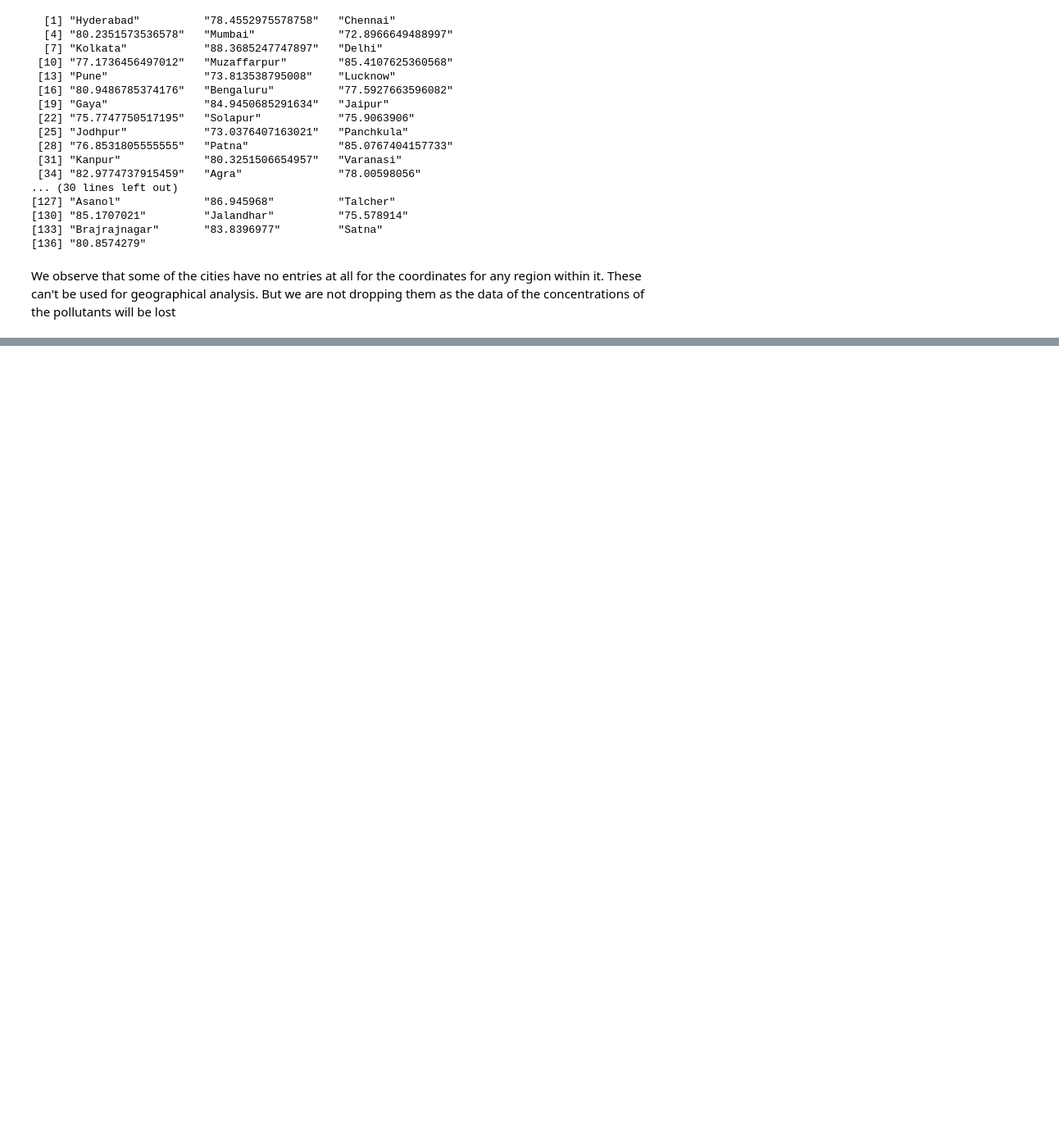
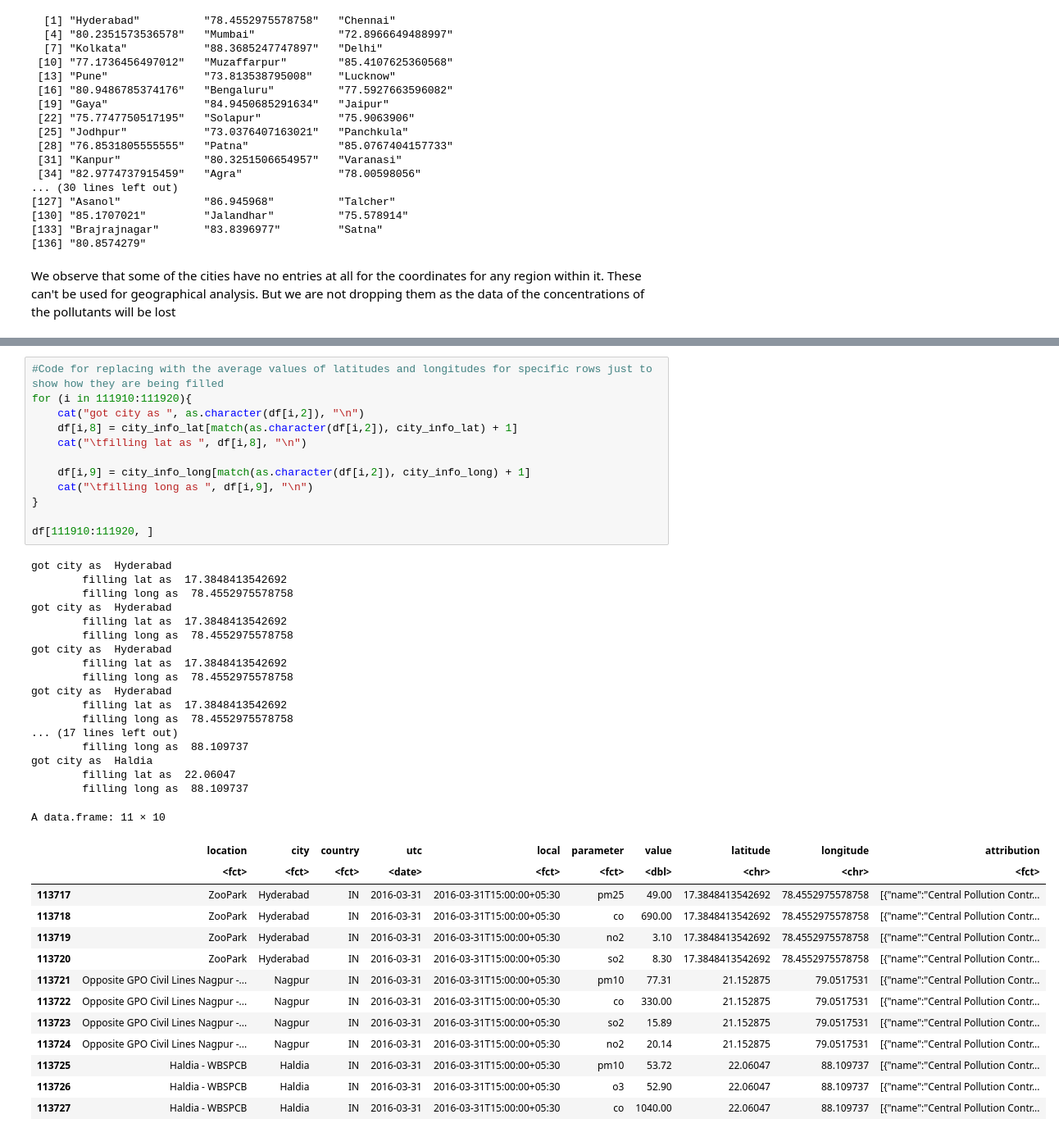
Before and after one commit to BhavyaCharan/WeRAnalysers, a Jupyter notebook: Stocktaking.ipynb, the cells around one changed output, grey strips where cells are left out. Shown at 82% size. Drawn from its saved outputs; the diff is of its cells as text; blank space fills up the shorter version.

```diff
--- a/Stocktaking.ipynb
+++ b/Stocktaking.ipynb
@@ -402 +421,45 @@ for (i in 1:nrow(df)){
 }
+# %%
+#Code for replacing with the average values of latitudes and longitudes for specific rows just to show how they are being filled
+for (i in 111910:111920){
+    cat("got city as ", as.character(df[i,2]), "\n")
+    df[i,8] = city_info_lat[match(as.character(df[i,2]), city_info_lat) + 1]
+    cat("\tfilling lat as ", df[i,8], "\n")
+
+    df[i,9] = city_info_long[match(as.character(df[i,2]), city_info_long) + 1]
+    cat("\tfilling long as ", df[i,9], "\n")
+}
+
+df[111910:111920, ]
+# %% [output]
+got city as  Hyderabad
+        filling lat as  17.3848413542692
+        filling long as  78.4552975578758
+got city as  Hyderabad
+        filling lat as  17.3848413542692
+        filling long as  78.4552975578758
+got city as  Hyderabad
+        filling lat as  17.3848413542692
+        filling long as  78.4552975578758
+got city as  Hyderabad
+        filling lat as  17.3848413542692
+        filling long as  78.4552975578758
+... (17 lines left out)
+        filling long as  88.109737
+got city as  Haldia
+        filling lat as  22.06047
+        filling long as  88.109737
+A data.frame: 11 × 10
+|  | location | city | country | utc | local | parameter | value | latitude | longitude | attribution |
+|  | <fct> | <fct> | <fct> | <date> | <fct> | <fct> | <dbl> | <chr> | <chr> | <fct> |
+| 113717 | ZooPark | Hyderabad | IN | 2016-03-31 | 2016-03-31T15:00:00+05:30 | pm25 | 49.00 | 17.3848413542692 | 78.4552975578758 | [{"name":"Central Pollution Contr... |
+| 113718 | ZooPark | Hyderabad | IN | 2016-03-31 | 2016-03-31T15:00:00+05:30 | co | 690.00 | 17.3848413542692 | 78.4552975578758 | [{"name":"Central Pollution Contr... |
+| 113719 | ZooPark | Hyderabad | IN | 2016-03-31 | 2016-03-31T15:00:00+05:30 | no2 | 3.10 | 17.3848413542692 | 78.4552975578758 | [{"name":"Central Pollution Contr... |
+| 113720 | ZooPark | Hyderabad | IN | 2016-03-31 | 2016-03-31T15:00:00+05:30 | so2 | 8.30 | 17.3848413542692 | 78.4552975578758 | [{"name":"Central Pollution Contr... |
+| 113721 | Opposite GPO Civil Lines Nagpur -... | Nagpur | IN | 2016-03-31 | 2016-03-31T15:00:00+05:30 | pm10 | 77.31 | 21.152875 | 79.0517531 | [{"name":"Central Pollution Contr... |
+| 113722 | Opposite GPO Civil Lines Nagpur -... | Nagpur | IN | 2016-03-31 | 2016-03-31T15:00:00+05:30 | co | 330.00 | 21.152875 | 79.0517531 | [{"name":"Central Pollution Contr... |
+| 113723 | Opposite GPO Civil Lines Nagpur -... | Nagpur | IN | 2016-03-31 | 2016-03-31T15:00:00+05:30 | so2 | 15.89 | 21.152875 | 79.0517531 | [{"name":"Central Pollution Contr... |
+| 113724 | Opposite GPO Civil Lines Nagpur -... | Nagpur | IN | 2016-03-31 | 2016-03-31T15:00:00+05:30 | no2 | 20.14 | 21.152875 | 79.0517531 | [{"name":"Central Pollution Contr... |
+| 113725 | Haldia - WBSPCB | Haldia | IN | 2016-03-31 | 2016-03-31T15:00:00+05:30 | pm10 | 53.72 | 22.06047 | 88.109737 | [{"name":"Central Pollution Contr... |
+| 113726 | Haldia - WBSPCB | Haldia | IN | 2016-03-31 | 2016-03-31T15:00:00+05:30 | o3 | 52.90 | 22.06047 | 88.109737 | [{"name":"Central Pollution Contr... |
+| 113727 | Haldia - WBSPCB | Haldia | IN | 2016-03-31 | 2016-03-31T15:00:00+05:30 | co | 1040.00 | 22.06047 | 88.109737 | [{"name":"Central Pollution Contr... |
```
Also changed, not shown: parts of 6 cells of this notebook, 1 other file.
